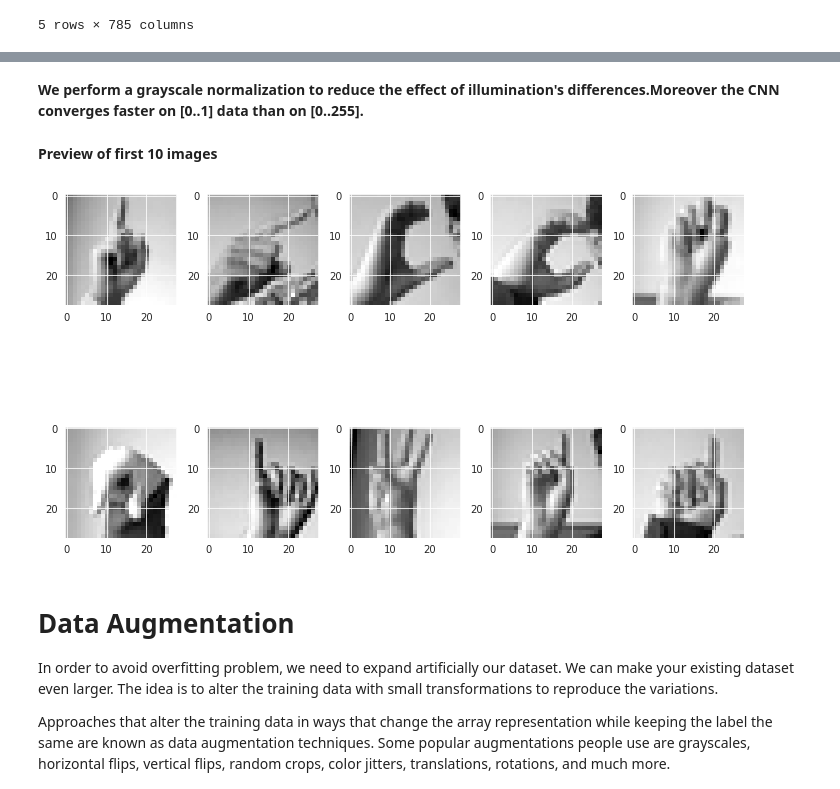
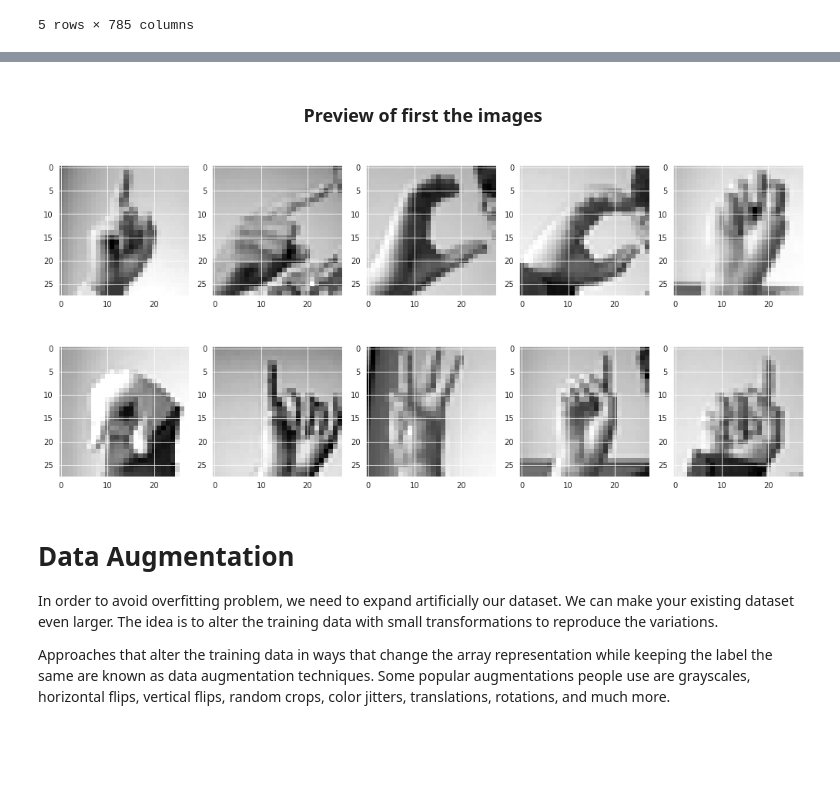
Before and after one commit to Vosloo/MNIST-sign-language, a Jupyter notebook: src/notebook.ipynb, the cells around one changed output, grey strips where cells are left out. Cells and saved outputs as stored; diff of their text form; code cells hidden in the pictures; blank space fills up the shorter version.

```diff
--- a/src/notebook.ipynb
+++ b/src/notebook.ipynb
@@ -20,0 +20,3 @@ from keras.callbacks import ReduceLROnPlateau
+# %%
+sns.set_style("darkgrid")
+plt.rcParams["figure.figsize"] = (14, 8)
@@ -54,6 +52,4 @@ KeyError: 'label'
 # %%
-y_train = train_df["label"]
-y_test = test_df["label"]
-del train_df["label"]
-del test_df["label"]
+y_train, X_train_df = train_df["label"], train_df.drop("label", axis=1)
+y_test, X_test_df = test_df["label"], test_df.drop("label", axis=1)
 # %%
@@ -63,10 +58,8 @@ label_binarizer = LabelBinarizer()
 y_train = label_binarizer.fit_transform(y_train)
 y_test = label_binarizer.fit_transform(y_test)
 # %%
-x_train = train_df.values
-x_test = test_df.values
+x_train = X_train_df.values
+x_test = X_test_df.values
-# %% [markdown]
-**We perform a grayscale normalization to reduce the effect of illumination's differences.Moreover the CNN converges faster on [0..1] data than on [0..255].**
 # %%
 # Normalize the data
 x_train = x_train / 255
@@ -76,18 +69,19 @@ x_test = x_test / 255
 x_train = x_train.reshape(-1, 28, 28, 1)
 x_test = x_test.reshape(-1, 28, 28, 1)
 # %% [markdown]
-**Preview of first 10 images**
+<center> <h3> Preview of first the images
 # %%
-f, ax = plt.subplots(2, 5)
-f.set_size_inches(10, 10)
-k = 0
-for i in range(2):
-    for j in range(5):
-        ax[i, j].imshow(x_train[k].reshape(28, 28), cmap="gray")
-        k += 1
+rows, cols = (2, 5)
+
+f, ax = plt.subplots(rows, cols)
+for i in range(rows):
+    for j in range(cols):
+        ax[i, j].imshow(x_train[i * cols + j].reshape(28, 28), cmap="gray")
     plt.tight_layout()
+
+plt.show()
 # %% [output]
-[figure, old version]
+[figure, new version]
 # %% [markdown]
 # Data Augmentation
 In order to avoid overfitting problem, we need to expand artificially our dataset. We can make your existing dataset even larger. The idea is to alter the training data with small transformations to reproduce the variations.
```
Also changed, not shown: parts of 11 cells of this notebook.
